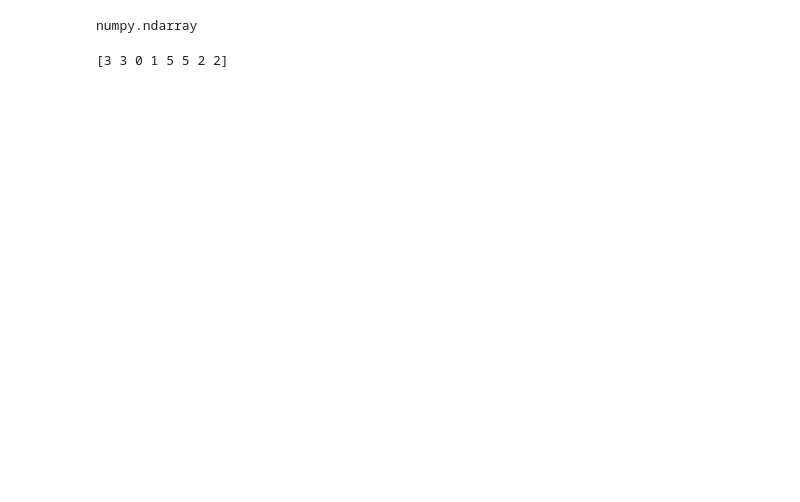
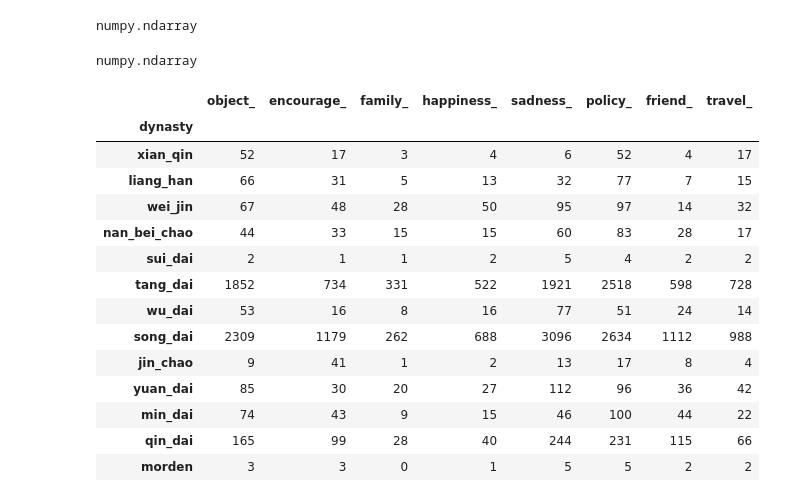
Before and after one commit to yangf6/chinese-poem-explore, a Jupyter notebook: EDA_Result.ipynb, the cells around one changed output. Cells and saved outputs as stored; diff of their text form; code cells hidden in the pictures; blank space fills up the shorter version.

```diff
--- a/EDA_Result.ipynb
+++ b/EDA_Result.ipynb
@@ -98,7 +98,7 @@ poem_df_processed = poem_df[['object_','encourage_','family_','happiness_','sadn
 明代_poems_info = poem_df[poem_df.dynasty=='明代'].iloc[:,8:].sum().values
 清代_poems_info = poem_df[poem_df.dynasty=='清代'].iloc[:,8:].sum().values
 近代_poems_info = poem_df[poem_df.dynasty=='近代'].iloc[:,8:].sum().values
-# %%
-print(近代_poems_info)
-# %% [output]
-[3 3 0 1 5 5 2 2]
+# %%
+type(清代_poems_info)
+# %% [output]
+numpy.ndarray
@@ -105,2 +125,18 @@ print(近代_poems_info)
 # %%
-graph_df = pd.DataFrame()
+graph_df
+# %% [output]
+|  | object_ | encourage_ | family_ | happiness_ | sadness_ | policy_ | friend_ | travel_ |
+| dynasty |  |  |  |  |  |  |  |  |
+| xian_qin | 52 | 17 | 3 | 4 | 6 | 52 | 4 | 17 |
+| liang_han | 66 | 31 | 5 | 13 | 32 | 77 | 7 | 15 |
+| wei_jin | 67 | 48 | 28 | 50 | 95 | 97 | 14 | 32 |
+| nan_bei_chao | 44 | 33 | 15 | 15 | 60 | 83 | 28 | 17 |
+| sui_dai | 2 | 1 | 1 | 2 | 5 | 4 | 2 | 2 |
+| tang_dai | 1852 | 734 | 331 | 522 | 1921 | 2518 | 598 | 728 |
+| wu_dai | 53 | 16 | 8 | 16 | 77 | 51 | 24 | 14 |
+| song_dai | 2309 | 1179 | 262 | 688 | 3096 | 2634 | 1112 | 988 |
+| jin_chao | 9 | 41 | 1 | 2 | 13 | 17 | 8 | 4 |
+| yuan_dai | 85 | 30 | 20 | 27 | 112 | 96 | 36 | 42 |
+| min_dai | 74 | 43 | 9 | 15 | 46 | 100 | 44 | 22 |
+| qin_dai | 165 | 99 | 28 | 40 | 244 | 231 | 115 | 66 |
+| morden | 3 | 3 | 0 | 1 | 5 | 5 | 2 | 2 |
```
Also changed, not shown: parts of 5 cells of this notebook, 3 other files.
